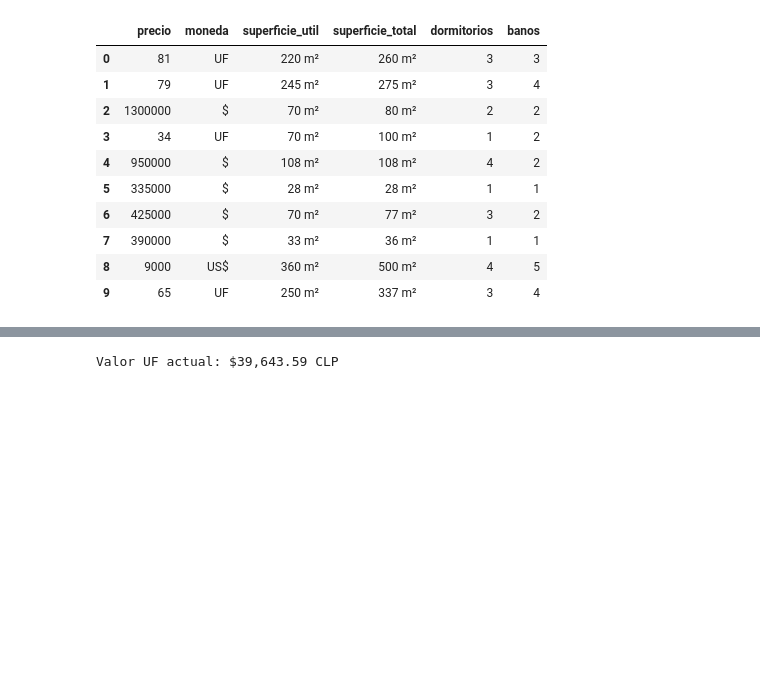
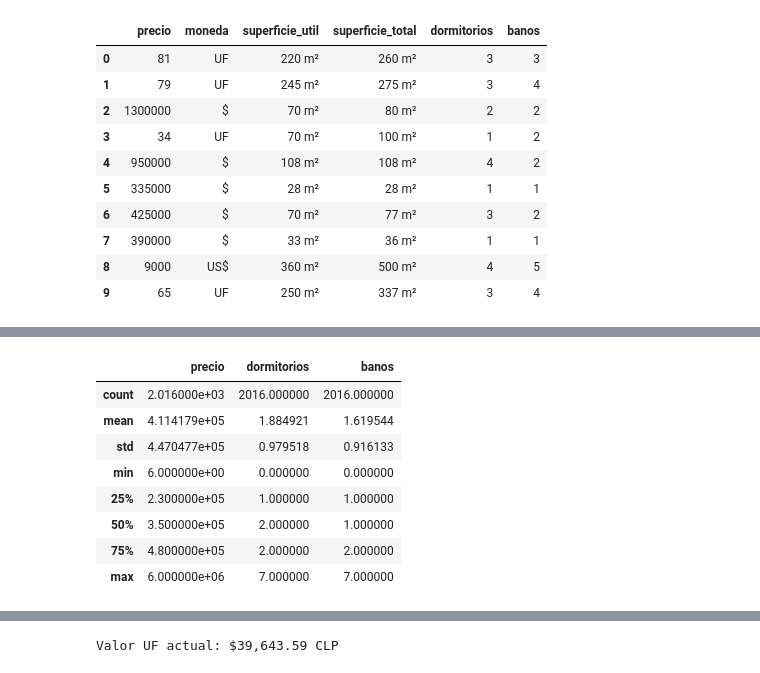
Before and after one commit to alexisnasus/data-science, a Jupyter notebook: Proyecto_Data_Science.ipynb, the cells around one changed output, grey strips where cells are left out. Cells and saved outputs as stored; diff of their text form; code cells hidden in the pictures; blank space fills up the shorter version.

```diff
--- a/Proyecto_Data_Science.ipynb
+++ b/Proyecto_Data_Science.ipynb
@@ -82,3 +82,74 @@ Filas, Columnas: (2016, 6)
 | 7 | 390000 | $ | 33 m² | 36 m² | 1 | 1 |
 | 8 | 9000 | US$ | 360 m² | 500 m² | 4 | 5 |
 | 9 | 65 | UF | 250 m² | 337 m² | 3 | 4 |
+# %%
+# Análisis Exploratorio
+import numpy as np
+
+# 1. Completitud de datos por variable
+print("=== COMPLETITUD DE DATOS ===")
+completitud = (df_modelo.notna().sum() / len(df_modelo) * 100).round(1)
+for col, pct in completitud.items():
+    print(f"{col:20} {pct:5.1f}% completo")
+
+# 2. Estadísticas descriptivas
+print("\n=== ESTADÍSTICAS DESCRIPTIVAS ===")
+display(df_modelo.describe())
+
+# 3. Distribución de precios
+print("\n=== DISTRIBUCIÓN DE PRECIOS ===")
+print(f"Media: ${df_modelo['precio'].mean():,.0f}")
+print(f"Mediana: ${df_modelo['precio'].median():,.0f}")
+print(f"Q1-Q3: ${df_modelo['precio'].quantile(0.25):,.0f} - ${df_modelo['precio'].quantile(0.75):,.0f}")
+
+# 4. Correlaciones (solo columnas numéricas)
+print("\n=== CORRELACIÓN CON PRECIO ===")
+df_num = df_modelo.select_dtypes(include=[np.number])
+if 'precio' in df_num.columns:
+    corr_precio = df_num.corr()['precio'].sort_values(ascending=False)
+    print(corr_precio)
+
+# 5. Análisis por comuna (extraer de titulo/direccion)
+print("\n=== REPRESENTATIVIDAD POR COMUNA ===")
+
+# Intentar extraer comuna del título y dirección
+import re
+
+comunas_rm = ['providencia','las condes','vitacura','ñuñoa','la reina','lo barnechea',
+              'peñalolén','macul','la florida','santiago','independencia','recoleta',
+              'conchalí','huechuraba','quinta normal','estación central','cerrillos',
+              'maipú','pudahuel','lo prado','renca','quilicura','cerro navia',
+              'san miguel','la cisterna','san joaquín','pedro aguirre cerda',
+              'lo espejo','san ramón','la granja','el bosque','la pintana',
+              'san bernardo','puente alto']
+
+def extraer_comuna(row):
+    # Buscar en título y dirección
+    texto = f"{row.get('titulo', '')} {row.get('direccion', '')}".lower()
+    for comuna in comunas_rm:
+        if comuna in texto:
+            return comuna.title()
+    return 'No especificada'
+
+df['comuna_extraida'] = df.apply(extraer_comuna, axis=1)
+props_comuna = df['comuna_extraida'].value_counts()
+total_props = len(df)
+
+print(f"Total propiedades: {total_props}")
+print(f"Comunas identificadas: {props_comuna.nunique()-1}")  # -1 por 'No especificada'
+print(f"\nTop 10 comunas:")
+for comuna, count in props_comuna.head(10).items():
+    pct = count/total_props*100
+    representativa = "✓" if count >= 30 else "⚠️"
+    print(f"{representativa} {comuna:22} {count:4} props ({pct:5.1f}%)")
+
+# Advertencia sobre comunas con poca data
+comunas_pocas = props_comuna[(props_comuna < 30) & (props_comuna.index != 'No Especificada')]
+print(f"\n⚠️ {len(comunas_pocas)} comunas con <30 propiedades (baja representatividad)")
+
+no_especificadas = props_comuna.get('No Especificada', 0)
+if no_especificadas > 0:
+    print(f"⚠️ {no_especificadas} propiedades sin comuna ({no_especificadas/total_props*100:.1f}%)")
+
+print(f"\n✓ Recomendación: Usar geocodificación para identificar comunas de manera precisa")
+# %% [output]
@@ -84,0 +165,9 @@ Filas, Columnas: (2016, 6)
+|  | precio | dormitorios | banos |
+| count | 2.016000e+03 | 2016.000000 | 2016.000000 |
+| mean | 4.114179e+05 | 1.884921 | 1.619544 |
+| std | 4.470477e+05 | 0.979518 | 0.916133 |
+| min | 6.000000e+00 | 0.000000 | 0.000000 |
+| 25% | 2.300000e+05 | 1.000000 | 1.000000 |
+| 50% | 3.500000e+05 | 2.000000 | 1.000000 |
+| 75% | 4.800000e+05 | 2.000000 | 2.000000 |
+| max | 6.000000e+06 | 7.000000 | 7.000000 |
```
Also changed, not shown: parts of 5 cells of this notebook.
